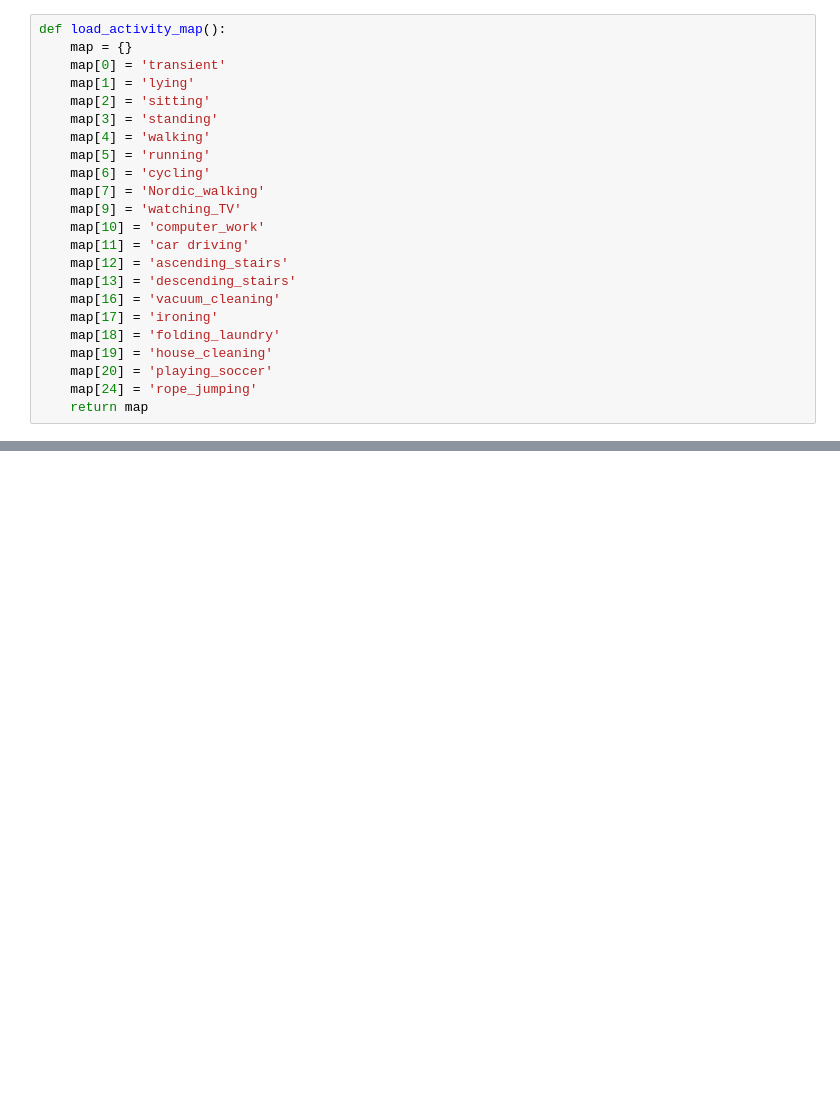
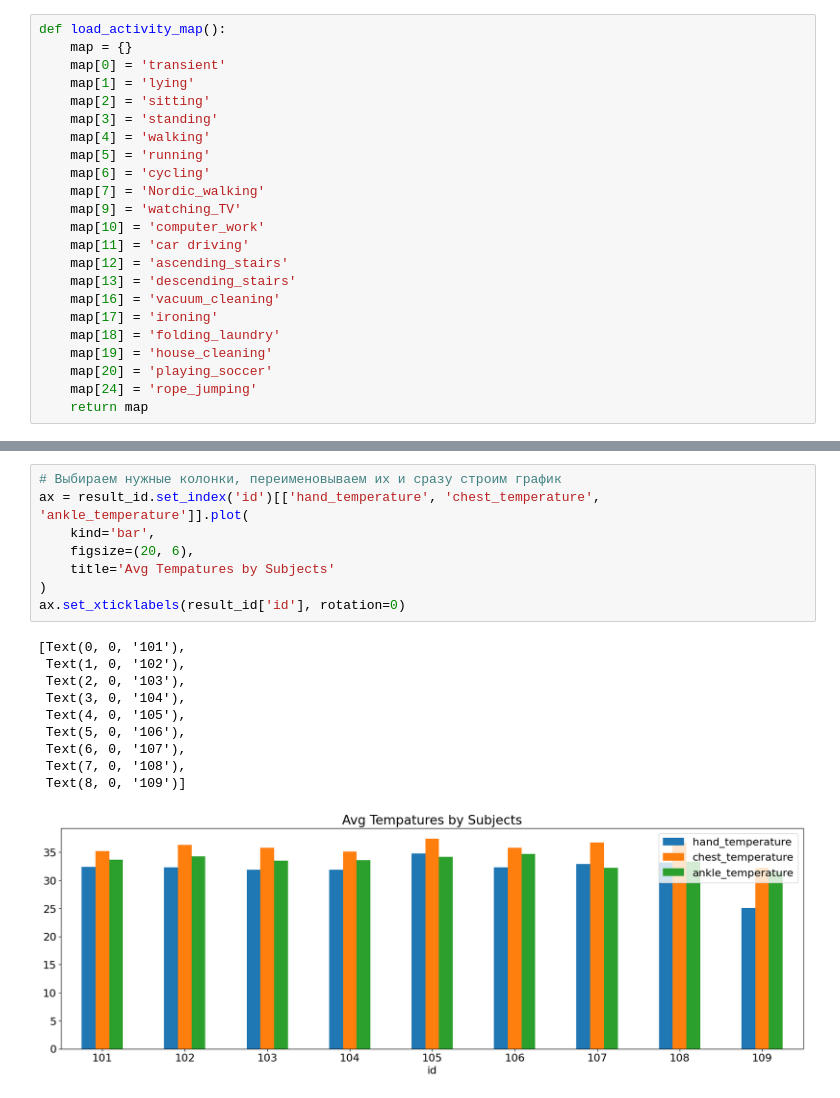
Before and after one commit to soedvut/guessing-sports-activity, a Jupyter notebook: classification.ipynb, the cells around one changed output, grey strips where cells are left out. Cells and saved outputs as stored; diff of their text form; blank space fills up the shorter version.

```diff
--- a/classification.ipynb
+++ b/classification.ipynb
@@ -56,0 +151,19 @@ cols_to_drop = [col for col in columns_names if 'orientation' in col] + ['time_s
+# %%
+# Выбираем нужные колонки, переименовываем их и сразу строим график
+ax = result_id.set_index('id')[['hand_temperature', 'chest_temperature', 'ankle_temperature']].plot(
+    kind='bar',
+    figsize=(20, 6),
+    title='Avg Tempatures by Subjects'
+)
+ax.set_xticklabels(result_id['id'], rotation=0)
+# %% [output]
+[Text(0, 0, '101'),
+ Text(1, 0, '102'),
+ Text(2, 0, '103'),
+ Text(3, 0, '104'),
+ Text(4, 0, '105'),
+ Text(5, 0, '106'),
+ Text(6, 0, '107'),
+ Text(7, 0, '108'),
+ Text(8, 0, '109')]
+[figure, added]
```
Also changed, not shown: parts of 15 cells of this notebook.
